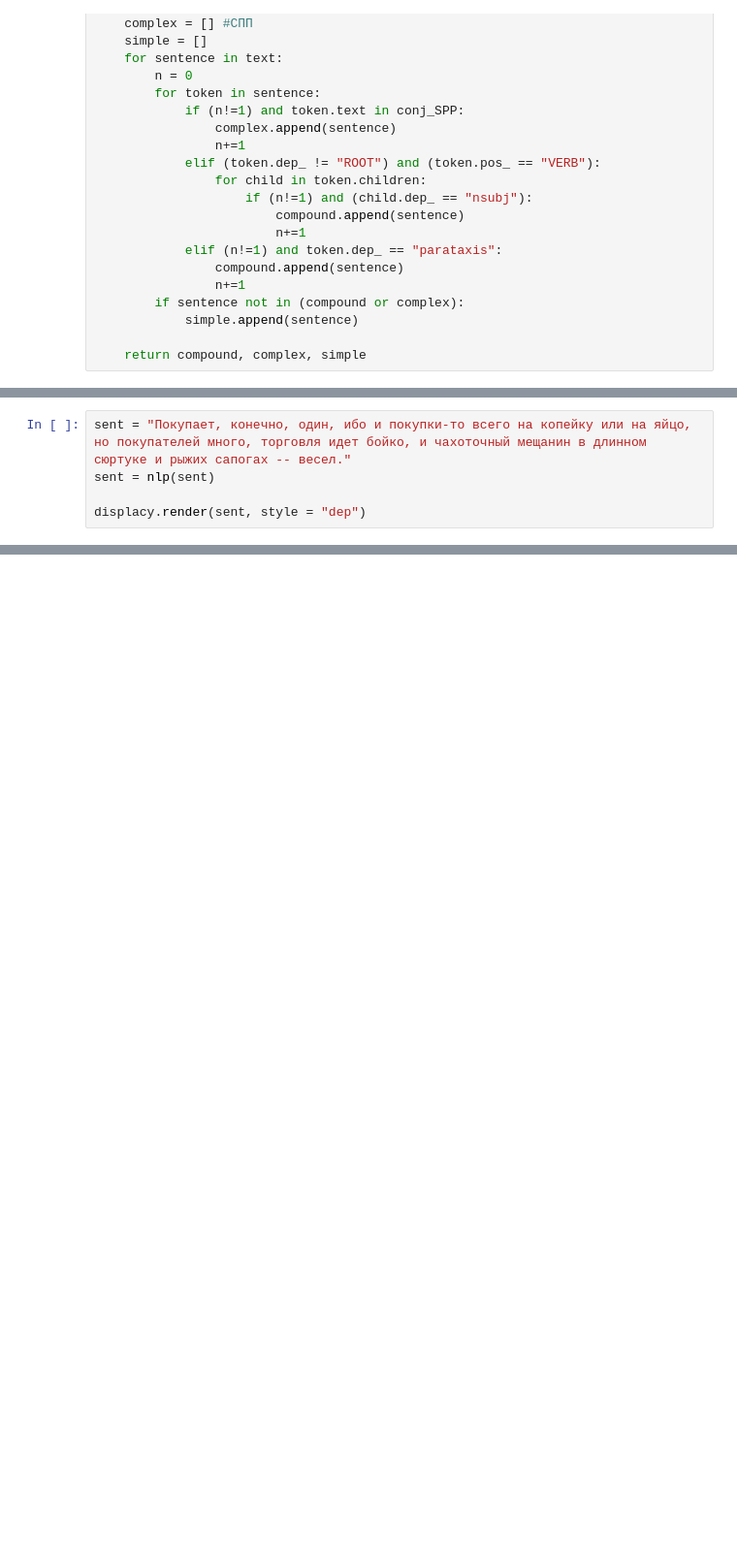
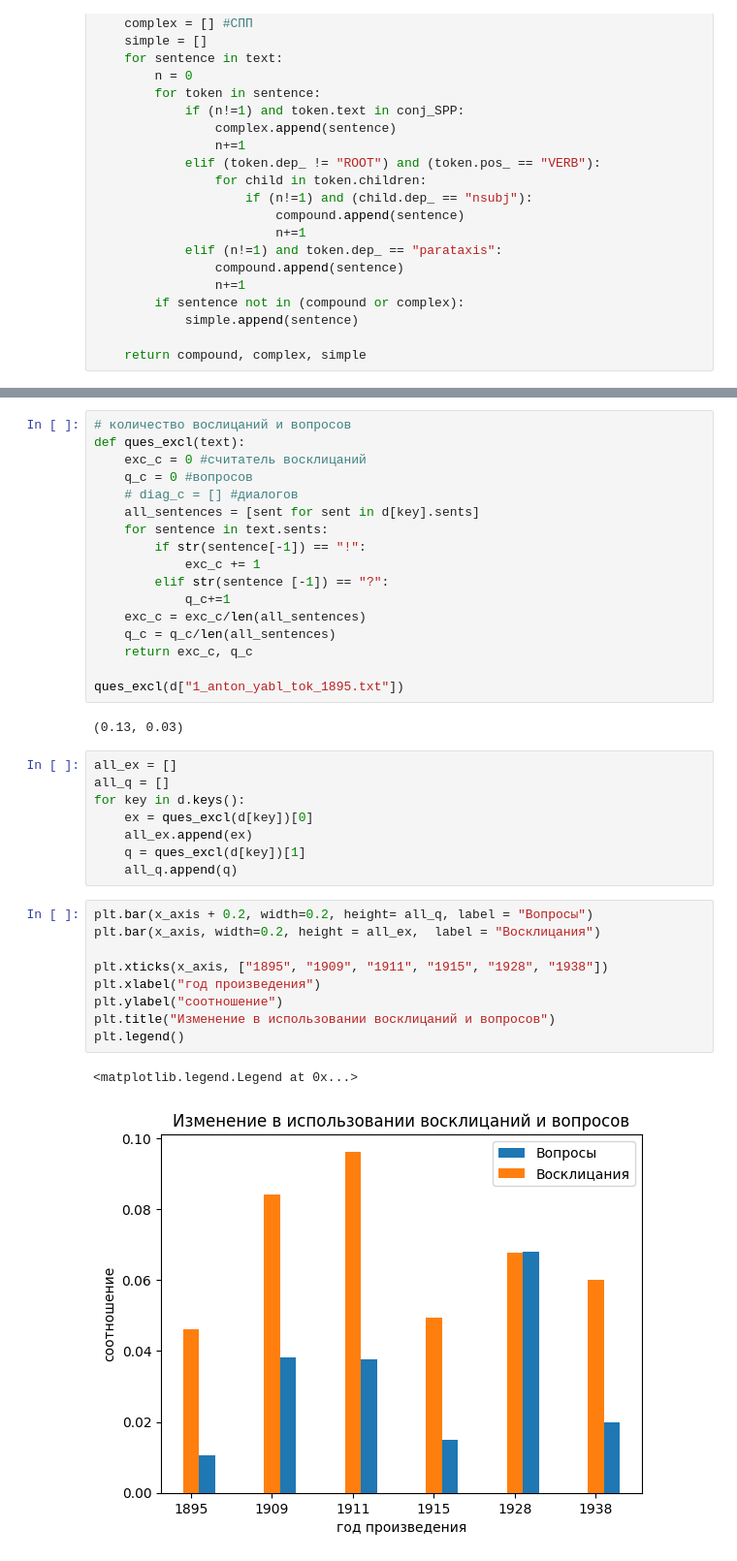
Before and after one commit to JulieWasNotAvailable/School_X_Python, a Jupyter notebook: homeworks_practices/syntaxis.ipynb, the cells around one changed output, grey strips where cells are left out. Shown: that part at 97% size. Saved outputs shown, nothing was run; the diff lists cells and outputs as text; blank space fills up the shorter version.

```diff
--- a/homeworks_practices/syntaxis.ipynb
+++ b/homeworks_practices/syntaxis.ipynb
@@ -116,5 +71,0 @@ AttributeError: 'generator' object has no attribute 'text'
-# %%
-sent = "Покупает, конечно, один, ибо и покупки-то всего на копейку или на яйцо, но покупателей много, торговля идет бойко, и чахоточный мещанин в длинном сюртуке и рыжих сапогах -- весел."
-sent = nlp(sent)
-
-displacy.render(sent, style = "dep")
@@ -122,0 +91,39 @@ displacy.render(sent, style = "dep")
+# %%
+# количество вослицаний и вопросов
+def ques_excl(text):
+    exc_c = 0 #считатель восклицаний
+    q_c = 0 #вопросов
+    # diag_c = [] #диалогов
+    all_sentences = [sent for sent in d[key].sents]
+    for sentence in text.sents:
+        if str(sentence[-1]) == "!":
+            exc_c += 1
+        elif str(sentence [-1]) == "?":
+            q_c+=1
+    exc_c = exc_c/len(all_sentences)
+    q_c = q_c/len(all_sentences)
+    return exc_c, q_c
+
+ques_excl(d["1_anton_yabl_tok_1895.txt"])
+# %% [output]
+(0.13, 0.03)
+# %%
+all_ex = []
+all_q = []
+for key in d.keys():
+    ex = ques_excl(d[key])[0]
+    all_ex.append(ex)
+    q = ques_excl(d[key])[1]
+    all_q.append(q)
+# %%
+plt.bar(x_axis + 0.2, width=0.2, height= all_q, label = "Вопросы")
+plt.bar(x_axis, width=0.2, height = all_ex,  label = "Восклицания")
+
+plt.xticks(x_axis, ["1895", "1909", "1911", "1915", "1928", "1938"])
+plt.xlabel("год произведения")
+plt.ylabel("соотношение")
+plt.title("Изменение в использовании восклицаний и вопросов")
+plt.legend()
+# %% [output]
+<matplotlib.legend.Legend at 0x...>
+[figure, added]
```
Also changed, not shown: parts of 13 cells of this notebook.
